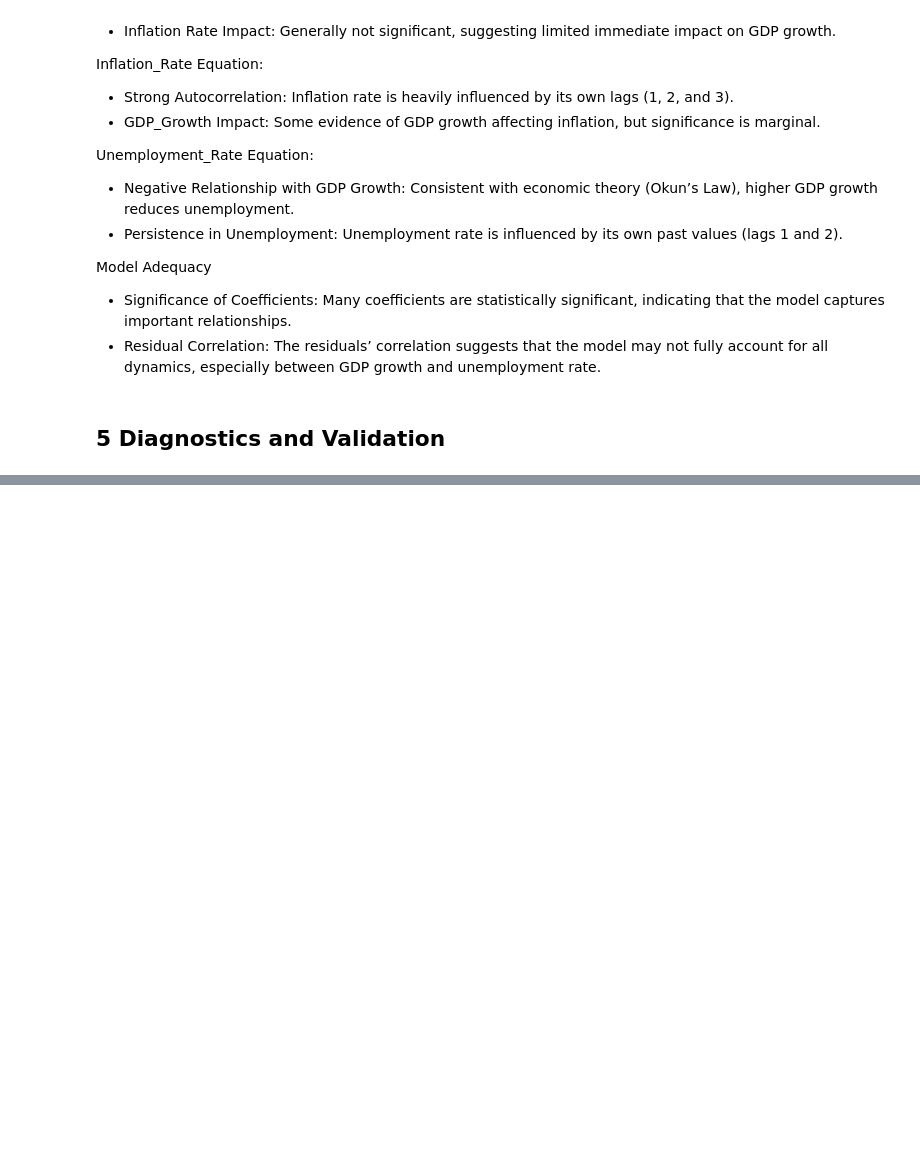
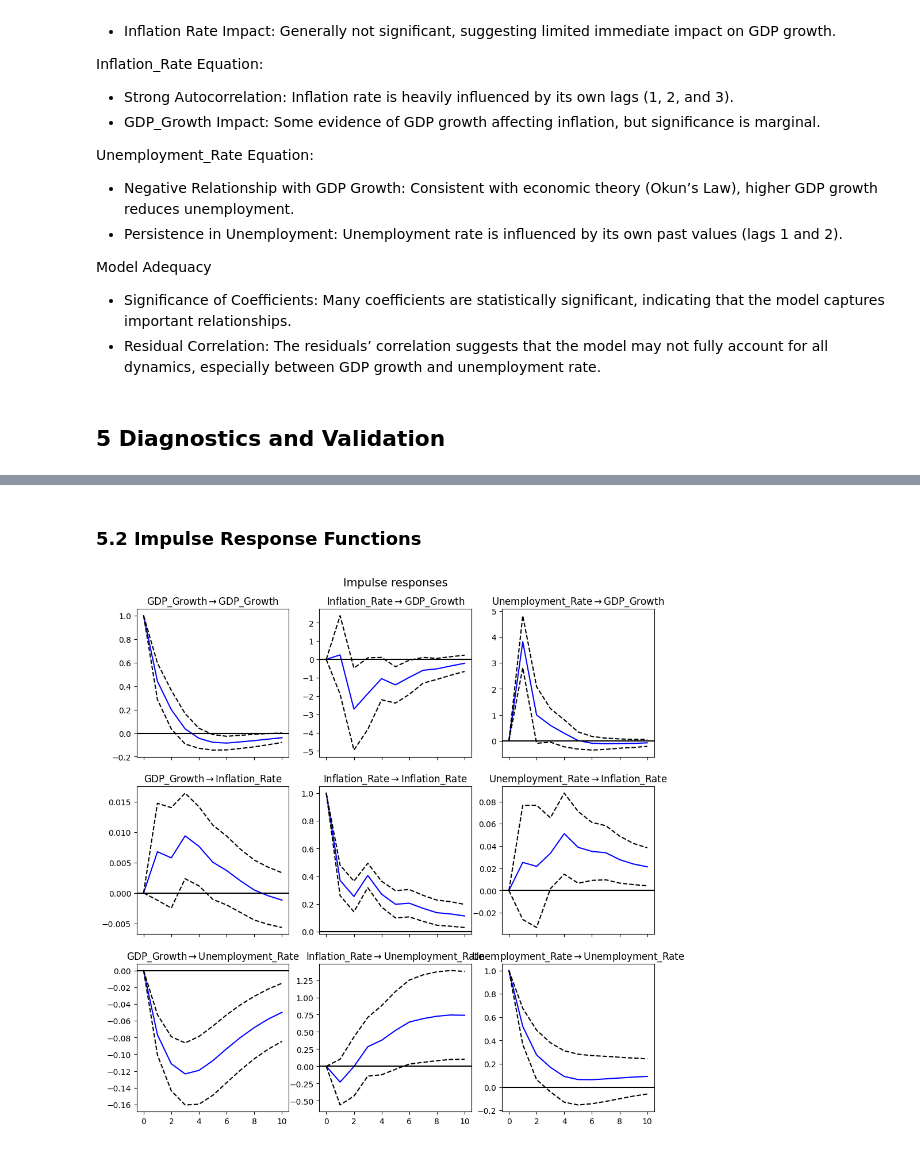
Before and after one commit to EdwardKWang/quant-research, a Jupyter notebook: stats-learning/Vector Autoregressive Model.ipynb, the cells around one changed output, grey strips where cells are left out. Cells and saved outputs as stored; diff of their text form; code cells hidden in the pictures; blank space fills up the shorter version.

Commit message:
Add implementation for VAR model

```diff
--- a/stats-learning/Vector Autoregressive Model.ipynb
+++ b/stats-learning/Vector Autoregressive Model.ipynb
@@ -379,0 +425,9 @@ ValueError: x is required to have ndim 1 but has ndim 2
+# %% [markdown]
+### 5.2 Impulse Response Functions
+# %%
+# Generate impulse response functions
+irf = var_model.irf(10)
+irf.plot(orth=False)
+plt.show()
+# %% [output]
+[figure, added]
```
Also changed, not shown: parts of 15 cells of this notebook.
